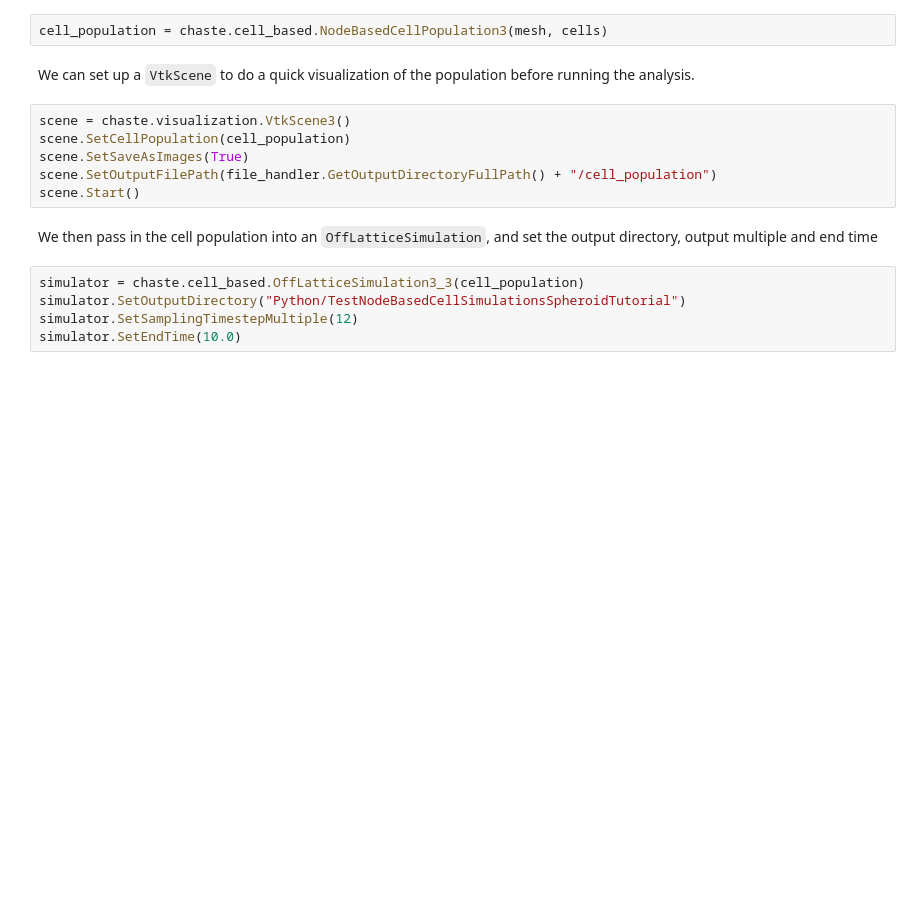
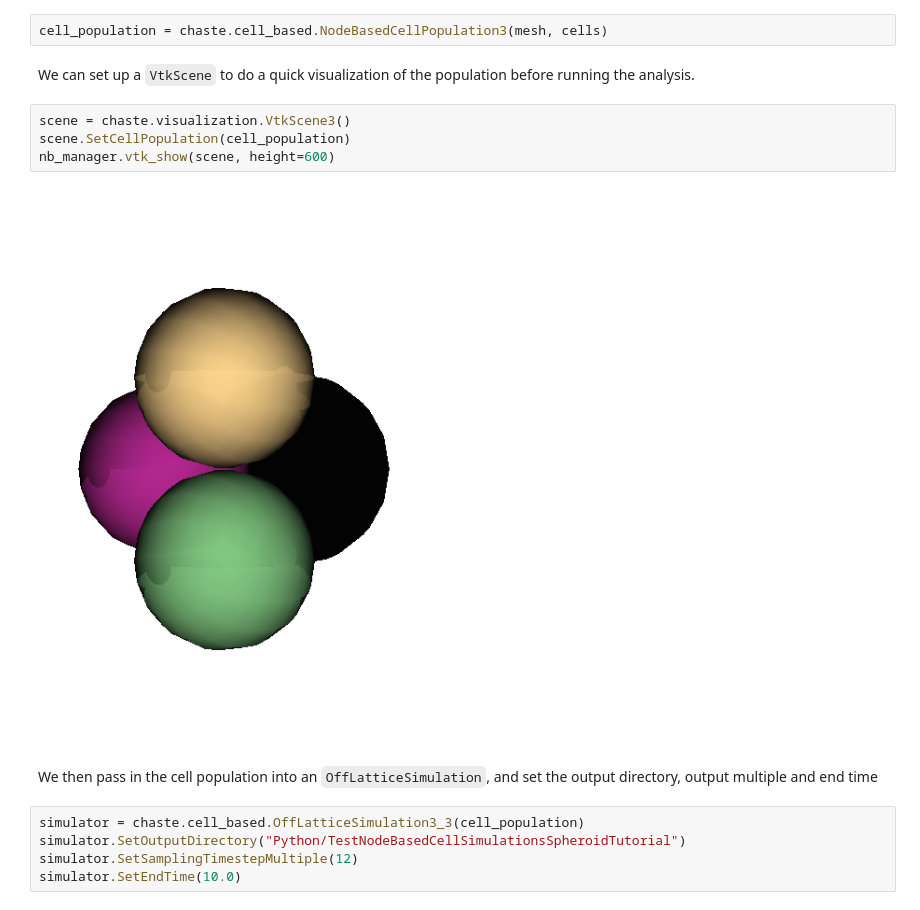
Before and after one commit to jmsgrogan/PyChaste, a Jupyter notebook: doc/tutorials/TestNodeBasedCellSimulationsPythonTutorial.ipynb, the cells around one changed output. Drawn from its saved outputs; the diff is of its cells as text; blank space fills up the shorter version.

```diff
--- a/doc/tutorials/TestNodeBasedCellSimulationsPythonTutorial.ipynb
+++ b/doc/tutorials/TestNodeBasedCellSimulationsPythonTutorial.ipynb
@@ -141,9 +148,9 @@ We can set up a `VtkScene` to do a quick visualization of the population before
 # %%
 scene = chaste.visualization.VtkScene3()
 scene.SetCellPopulation(cell_population)
-scene.SetSaveAsImages(True)
-scene.SetOutputFilePath(file_handler.GetOutputDirectoryFullPath() + "/cell_population")
-scene.Start()
+nb_manager.vtk_show(scene, height=600)
+# %% [output]
+[figure, added]
 # %% [markdown]
 We then pass in the cell population into an `OffLatticeSimulation`, and set the output directory, output multiple and end time
 # %%
```
Also changed, not shown: parts of 25 cells of this notebook, 45 other files.
